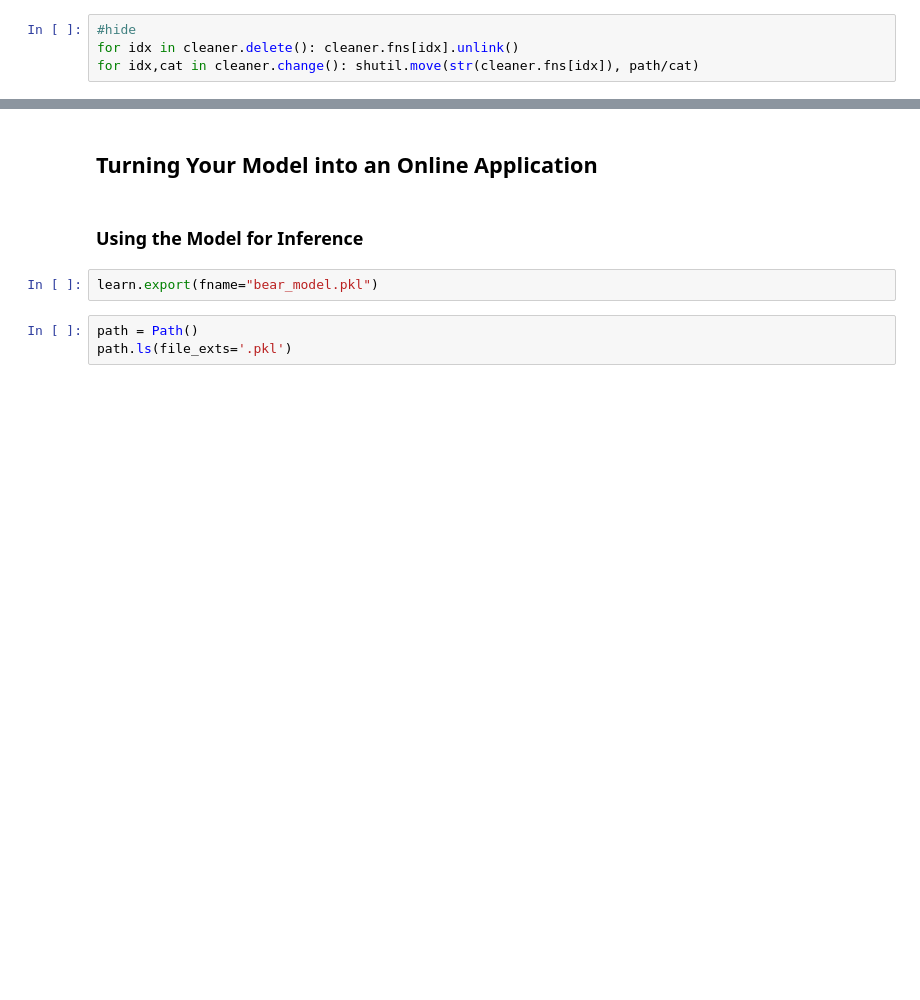
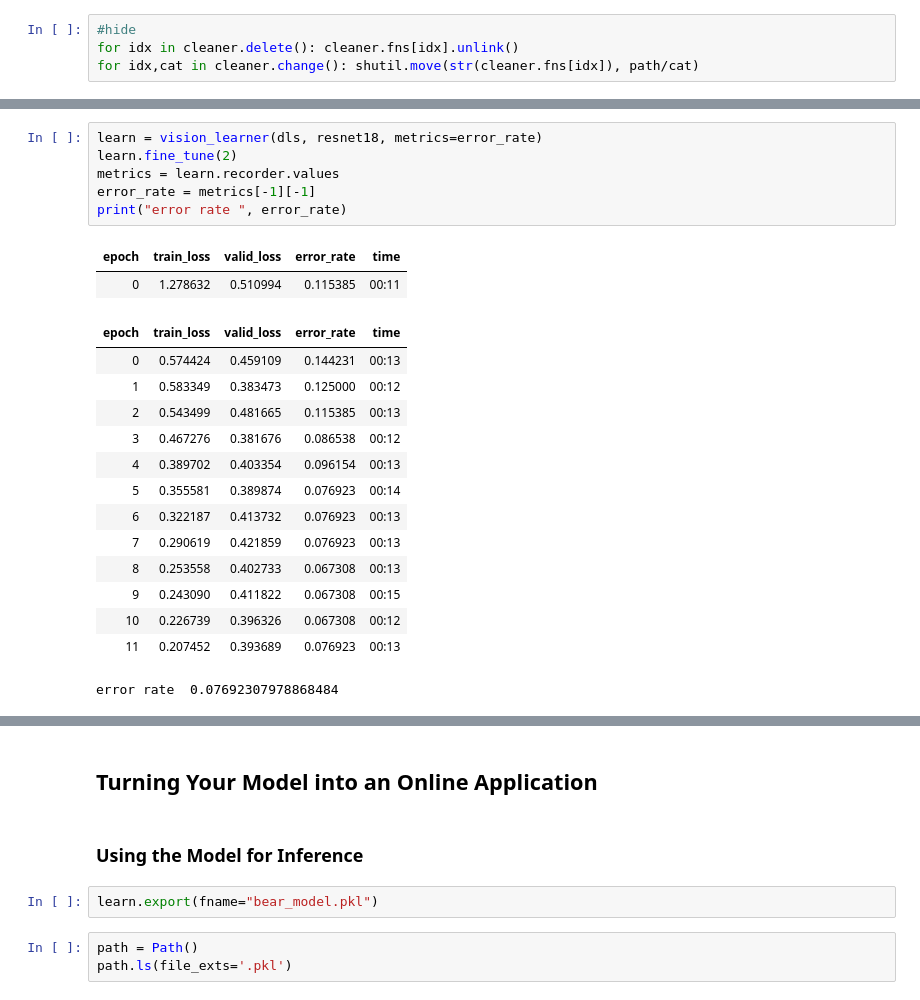
Before and after one commit to jffist/fastai22, a Jupyter notebook: clean/02_production_sandbox.ipynb, the cells around one changed output, grey strips where cells are left out. Drawn from its saved outputs; the diff is of its cells as text; blank space fills up the shorter version.

```diff
--- a/clean/02_production_sandbox.ipynb
+++ b/clean/02_production_sandbox.ipynb
@@ -210,0 +229,23 @@ for idx,cat in cleaner.change(): shutil.move(str(cleaner.fns[idx]), path/cat)
+# %%
+learn = vision_learner(dls, resnet18, metrics=error_rate)
+learn.fine_tune(2)
+metrics = learn.recorder.values
+error_rate = metrics[-1][-1]
+print("error rate ", error_rate)
+# %% [output]
+| epoch | train_loss | valid_loss | error_rate | time |
+| 0 | 1.278632 | 0.510994 | 0.115385 | 00:11 |
+| epoch | train_loss | valid_loss | error_rate | time |
+| 0 | 0.574424 | 0.459109 | 0.144231 | 00:13 |
+| 1 | 0.583349 | 0.383473 | 0.125000 | 00:12 |
+| 2 | 0.543499 | 0.481665 | 0.115385 | 00:13 |
+| 3 | 0.467276 | 0.381676 | 0.086538 | 00:12 |
+| 4 | 0.389702 | 0.403354 | 0.096154 | 00:13 |
+| 5 | 0.355581 | 0.389874 | 0.076923 | 00:14 |
+| 6 | 0.322187 | 0.413732 | 0.076923 | 00:13 |
+| 7 | 0.290619 | 0.421859 | 0.076923 | 00:13 |
+| 8 | 0.253558 | 0.402733 | 0.067308 | 00:13 |
+| 9 | 0.243090 | 0.411822 | 0.067308 | 00:15 |
+| 10 | 0.226739 | 0.396326 | 0.067308 | 00:12 |
+| 11 | 0.207452 | 0.393689 | 0.076923 | 00:13 |
+error rate  0.07692307978868484
```
Also changed, not shown: parts of 54 cells of this notebook, 2 other files.
